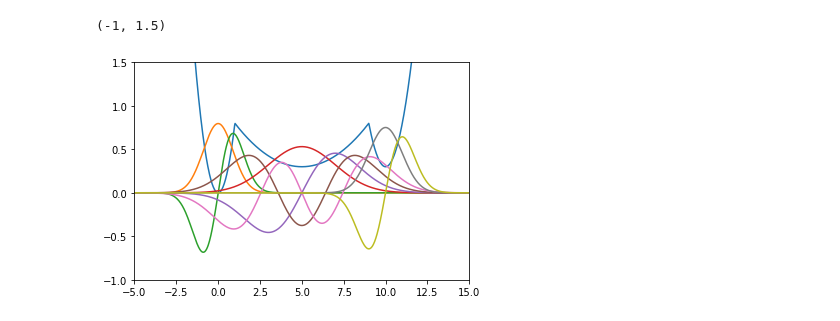
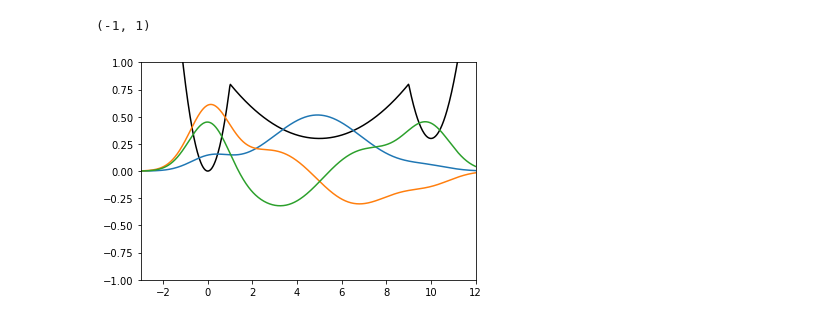
Before and after one commit to ecurtin2/quantized, a Jupyter notebook: docs/source/tutorials/get_matrices.ipynb, the cells around one changed output. Saved outputs shown, nothing was run; the diff lists cells and outputs as text; code cells hidden in the pictures.

```diff
--- a/docs/source/tutorials/get_matrices.ipynb
+++ b/docs/source/tutorials/get_matrices.ipynb
@@ -24,0 +95,15 @@ basis = (
+# %%
+from transit_chem.basis import HarmonicOscillator, harmonic_basis_from_parabola
+
+cutoff_energy = 2
+basis = (
+    harmonic_basis_from_parabola(triple_well.well1, cutoff_energy=cutoff_energy)[:2]
+    + harmonic_basis_from_parabola(triple_well.well2, cutoff_energy=cutoff_energy)[:2]
+    + harmonic_basis_from_parabola(triple_well.well3, cutoff_energy=cutoff_energy)[:2]
+)
+
+plt.plot(x, triple_well(x), "k")
+for b in basis:
+    plt.plot(x, b(x))
+plt.xlim(*XLIM)
+plt.ylim(*YLIM)
@@ -25,12 +119,14 @@ basis = (
 # %%
-x = np.linspace(-10, 15, 1000)
+from transit_chem.basis import EigenBasis
 
-plt.plot(x, triple_well(x))
-for b in basis:
+eig_basis = EigenBasis.from_basis(basis, H, S)
+
+plt.plot(x, triple_well(x), "k")
+for b in eig_basis.states[:3]:
     plt.plot(x, b(x))
 
-plt.xlim(-5, 15)
-plt.ylim(-1, 1.5)
+plt.xlim(-3, 12)
+plt.ylim(-1, 1)
 # %% [output]
-(-1, 1.5)
+(-1, 1)
-[figure, old version]
+[figure, new version]
```
Also changed, not shown: parts of 12 cells of this notebook, 8 other files.
